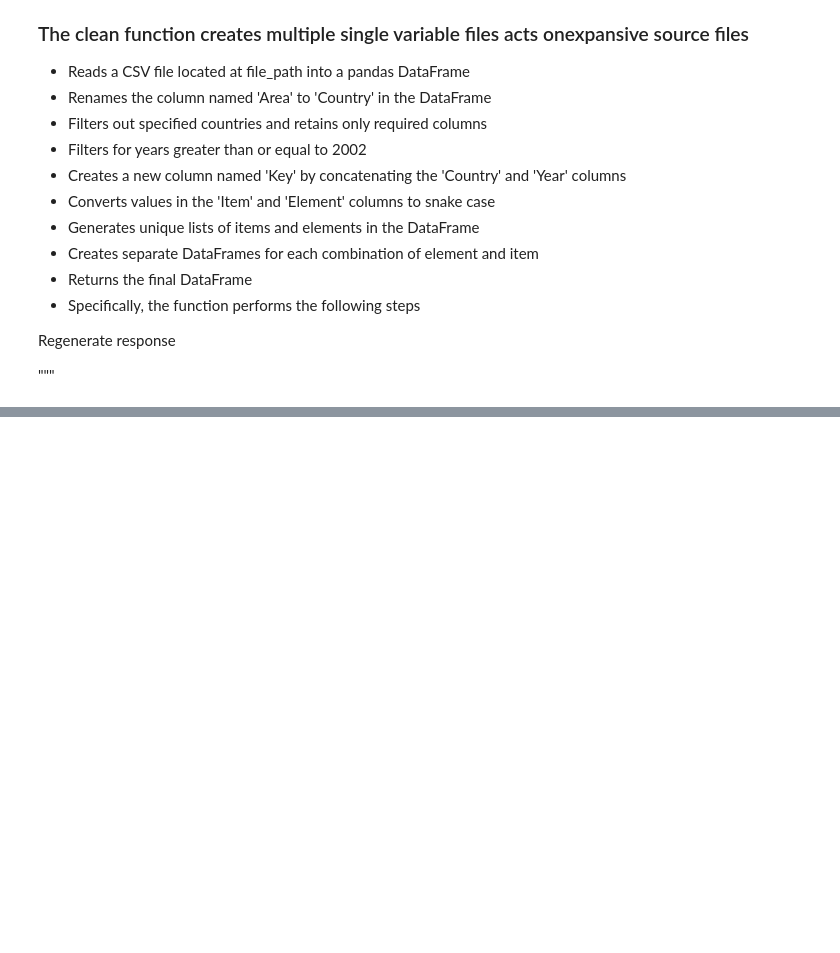
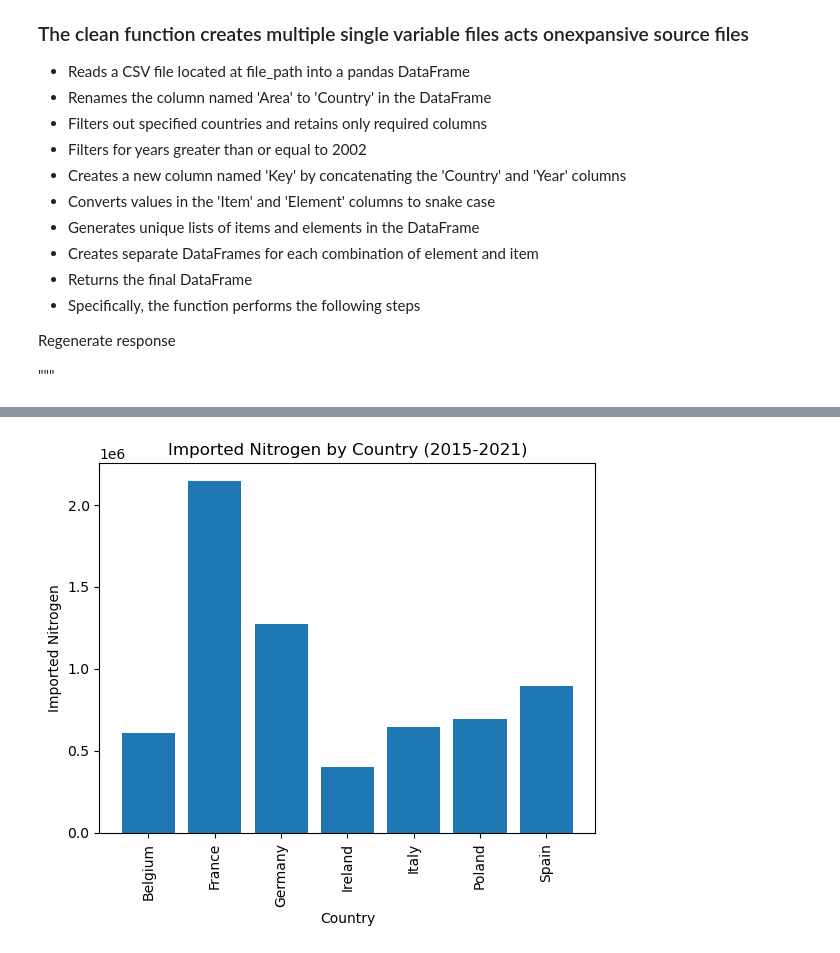
Before and after one commit to ronandownes/beef, a Jupyter notebook: 03_Clean_predictors.ipynb, the cells around one changed output, grey strips where cells are left out. Cells and saved outputs as stored; diff of their text form; code cells hidden in the pictures; blank space fills up the shorter version.

```diff
--- a/03_Clean_predictors.ipynb
+++ b/03_Clean_predictors.ipynb
@@ -431,0 +507,8 @@ UnboundLocalError: local variable 'df' referenced before assignment
+# %%
+# Calculate correlation between columns and stock
+corr_df = main_df.corr()['Stock']
+
+# Drop columns with low correlation
+for col in corr_df.index:
+    if abs(corr_df[col]) < 0.55:
+        main_df.drop(columns=col, inplace=True)
@@ -448,7 +555,0 @@ agK = agricultural_use_nutrient_potash_k2o_total_df
-# %%
-# Merge prodN with main_df
-main_df = main_df.merge(prodN[['Key', 'Value']], on='Key', how='left')
-
-# Rename the 'Value' column to 'prodN'
-main_df = main_df.rename(columns={'Value': 'prodN'})
-main_df
@@ -705,5 +555,0 @@ df2
-# %%
-# Merge two dataframes and rename the column at the same time
-main_df = main_df.merge(df2[['Key', 'Value']].rename(columns={'Value': 'ProdN'}), on='Key')
-
-main_df
@@ -813,0 +556,27 @@ dataframes('raw/land_pasture.csv')
+# %%
+main_df['Year'] = main_df['Year'].astype(int)
+main_df.to_csv('clean/main.csv', index=False)
+# %%
+import matplotlib.pyplot as plt
+
+# Filter data for year >= 2015
+main_df_recent = main_df[main_df['Year'] >= 2015]
+
+# Drop rows with NaN values
+main_df_recent = main_df_recent.dropna()
+
+# Create bar chart
+plt.bar(main_df_recent['Country'], main_df_recent['impN'])
+
+# Set x-axis labels to be vertical
+plt.xticks(rotation=90)
+
+# Add axis labels and title
+plt.xlabel('Country')
+plt.ylabel('Imported Nitrogen')
+plt.title('Imported Nitrogen by Country (2015-2021)')
+
+# Show plot
+plt.show()
+# %% [output]
+[figure, added]
```
Also changed, not shown: parts of 156 cells of this notebook, 1 other file.
